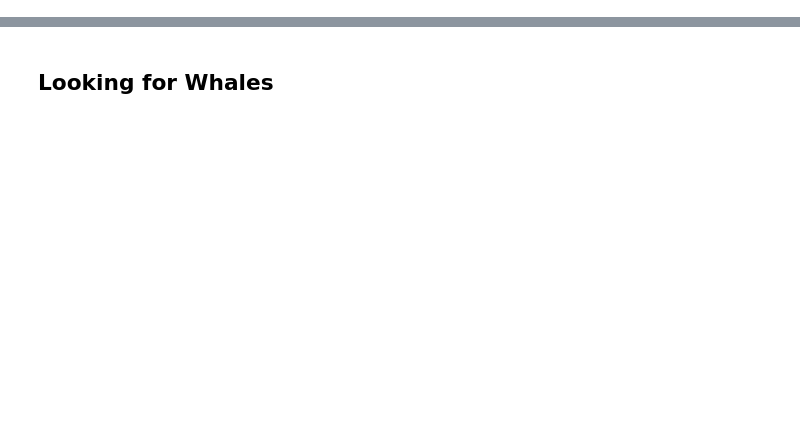
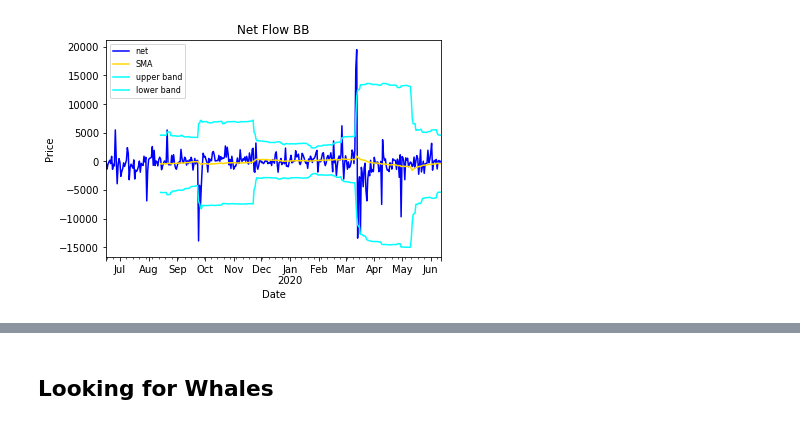
Before and after one commit to amberdata/evan-blog-posts, a Jupyter notebook: bitmex_flows/notebooks/1.0-ea-analysis.ipynb, the cells around one changed output, grey strips where cells are left out. Cells and saved outputs as stored; diff of their text form; code cells hidden in the pictures; blank space fills up the shorter version.

```diff
--- a/bitmex_flows/notebooks/1.0-ea-analysis.ipynb
+++ b/bitmex_flows/notebooks/1.0-ea-analysis.ipynb
@@ -72,0 +141,26 @@ plt.show()
+# %%
+def bollinger_bands(df,lookback,std,plot='no'):
+    sym = list(df.columns.values)[0]
+    rolling_mean = df.rolling(window=lookback,center=False).mean()
+    rolling_std = df.rolling(window=lookback,center=False).std()
+    upper_band = rolling_mean + std*rolling_std
+    lower_band = rolling_mean - std*rolling_std
+    lower_band.rename(columns={sym:'lower band'}, inplace=True)
+    upper_band.rename(columns={sym:'upper band'}, inplace=True)
+    rolling_mean.rename(columns={sym:'SMA'}, inplace=True)
+
+    if plot == 'yes':
+        ax = df.plot(title="Net Flow BB", label=sym,color = 'blue')
+        rolling_mean.plot(ax=ax, color='gold')
+        upper_band.plot(ax=ax, color = 'cyan')
+        lower_band.plot(ax=ax, color = 'cyan')
+        ax.set_xlabel("Date")
+        ax.set_ylabel("Price")
+        ax.legend(loc='upper left', prop={'size':8})
+        plt.savefig(sym+'_BollingerBands.png')
+        plt.show()
+    return rolling_mean,upper_band,lower_band
+
+rolling_mean, upper, lower = bollinger_bands(data[["net"]], lookback=60, std=3, plot="yes")
+# %% [output]
+[figure, added]
```
Also changed, not shown: parts of 20 cells of this notebook, 2 other files.
